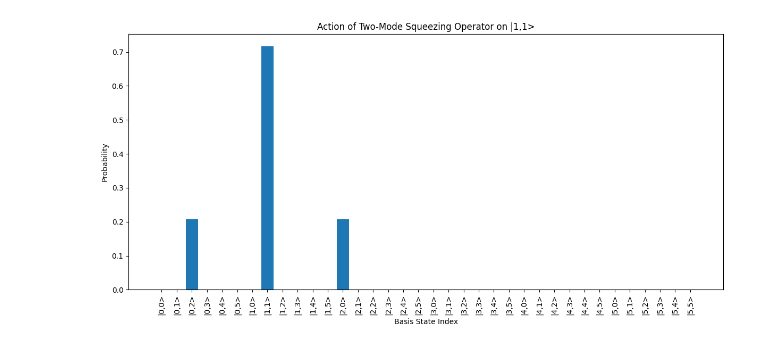
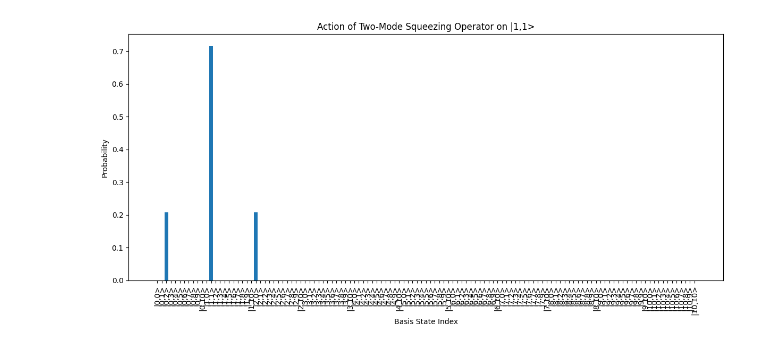
Before and after one commit to walkerjian/Physics, a Jupyter notebook: The_2_mode_squeezing_operator_act_on_a_state_with_|n,m>.ipynb, the cells around one changed output. Saved outputs shown, nothing was run; the diff lists cells and outputs as text; code cells hidden in the pictures.

```diff
--- a/The_2_mode_squeezing_operator_act_on_a_state_with_|n,m>.ipynb
+++ b/The_2_mode_squeezing_operator_act_on_a_state_with_|n,m>.ipynb
@@ -200,7 +257,7 @@ from itertools import product
 
 # Parameters
 r = 0.5  # Squeezing parameter
-n_max = 5  # Maximum photon number for truncation
+n_max = 10 # Maximum photon number for truncation
 n = 1  # Initial photon number in mode a
 m = 1  # Initial photon number in mode b
 
@@ -234,31 +291,31 @@ for idx_k, (k1, k2) in enumerate(basis):
                         * factorial(k1)
                         * factorial(k2)
                     )
                     / (
                         factorial(p)
                         * factorial(q)
                         * factorial(n - p)
                         * factorial(m - q)
                     )
                 )
                 amplitude += term
     psi[idx_k] = amplitude
 
 # Compute probabilities
 probabilities = np.abs(psi) ** 2
 
 # Plot the probabilities
 plt.figure(figsize=(12, 6))
 plt.bar(range(dim), probabilities)
 plt.xlabel('Basis State Index')
 plt.ylabel('Probability')
 plt.title(f'Action of Two-Mode Squeezing Operator on |{n},{m}>')
 plt.xticks(
     range(dim),
     [f'|{state[0]},{state[1]}>' for state in basis],
     rotation=90
 )
 plt.tight_layout()
 plt.show()
 # %% [output]
-[figure, old version]
+[figure, new version]
```
Also changed, not shown: parts of 3 cells of this notebook.
